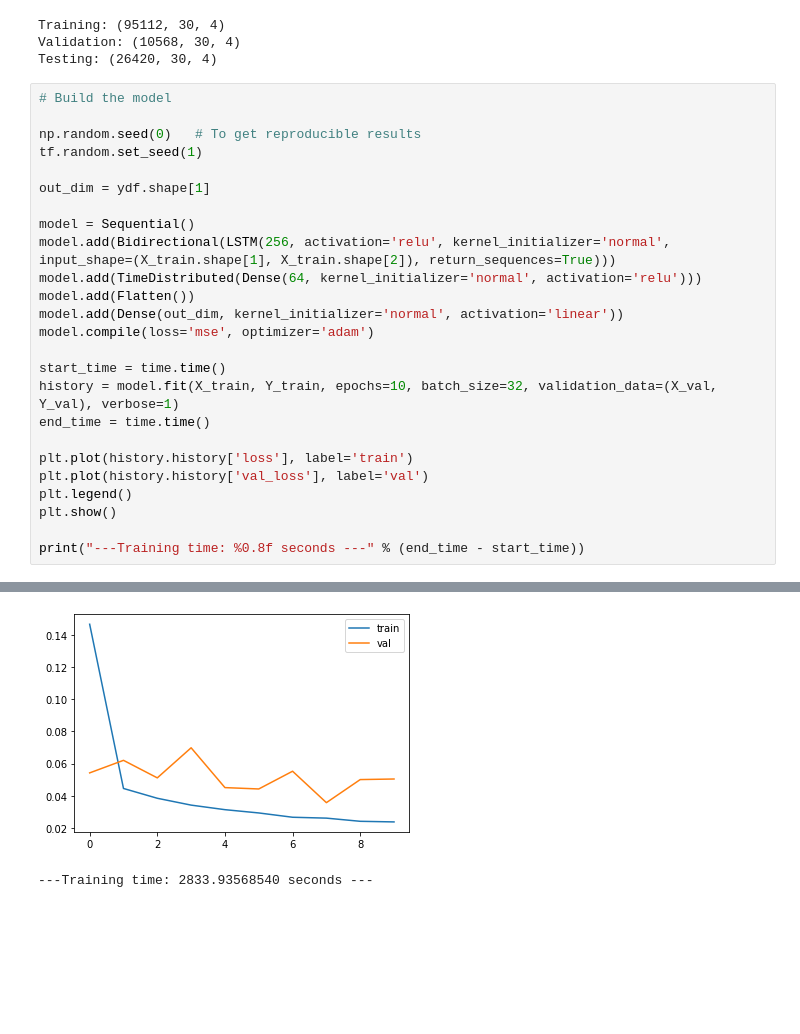
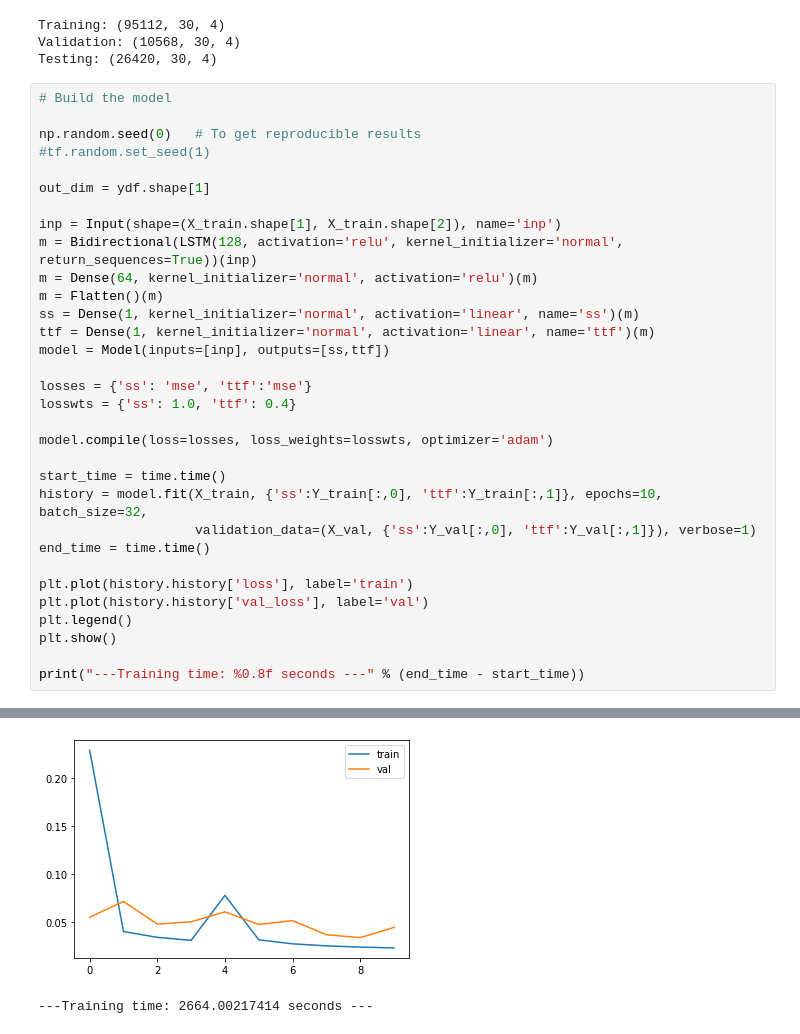
Before and after one commit to vrushaligirkar/Labquake-Prediction, a Jupyter notebook: DeepLearning/lstm_ssttf_dts.ipynb, the cells around one changed output, grey strips where cells are left out. Cells and saved outputs as stored; diff of their text form; blank space fills up the shorter version.

```diff
--- a/DeepLearning/lstm_ssttf_dts.ipynb
+++ b/DeepLearning/lstm_ssttf_dts.ipynb
@@ -96,19 +97,26 @@ Testing: (26420, 30, 4)
 # Build the model
 
 np.random.seed(0)   # To get reproducible results
-tf.random.set_seed(1)
+#tf.random.set_seed(1)
 
 out_dim = ydf.shape[1]
 
-model = Sequential()
-model.add(Bidirectional(LSTM(256, activation='relu', kernel_initializer='normal', input_shape=(X_train.shape[1], X_train.shape[2]), return_sequences=True)))
-model.add(TimeDistributed(Dense(64, kernel_initializer='normal', activation='relu')))
-model.add(Flatten())
-model.add(Dense(out_dim, kernel_initializer='normal', activation='linear'))
-model.compile(loss='mse', optimizer='adam')
+inp = Input(shape=(X_train.shape[1], X_train.shape[2]), name='inp')
+m = Bidirectional(LSTM(128, activation='relu', kernel_initializer='normal', return_sequences=True))(inp)
+m = Dense(64, kernel_initializer='normal', activation='relu')(m)
+m = Flatten()(m)
+ss = Dense(1, kernel_initializer='normal', activation='linear', name='ss')(m)
+ttf = Dense(1, kernel_initializer='normal', activation='linear', name='ttf')(m)
+model = Model(inputs=[inp], outputs=[ss,ttf])
+
+losses = {'ss': 'mse', 'ttf':'mse'}
+losswts = {'ss': 1.0, 'ttf': 0.4}
+
+model.compile(loss=losses, loss_weights=losswts, optimizer='adam')
 
 start_time = time.time()
-history = model.fit(X_train, Y_train, epochs=10, batch_size=32, validation_data=(X_val, Y_val), verbose=1)
+history = model.fit(X_train, {'ss':Y_train[:,0], 'ttf':Y_train[:,1]}, epochs=10, batch_size=32,
+                    validation_data=(X_val, {'ss':Y_val[:,0], 'ttf':Y_val[:,1]}), verbose=1)
 end_time = time.time()
 
 plt.plot(history.history['loss'], label='train')
@@ -138,4 +146,4 @@ Epoch 10/10
-[figure, old version]
+[figure, new version]
----Training time: 2833.93568540 seconds ---
+---Training time: 2664.00217414 seconds ---
 # %%
 print(model.summary())
```
Also changed, not shown: parts of 9 cells of this notebook.
